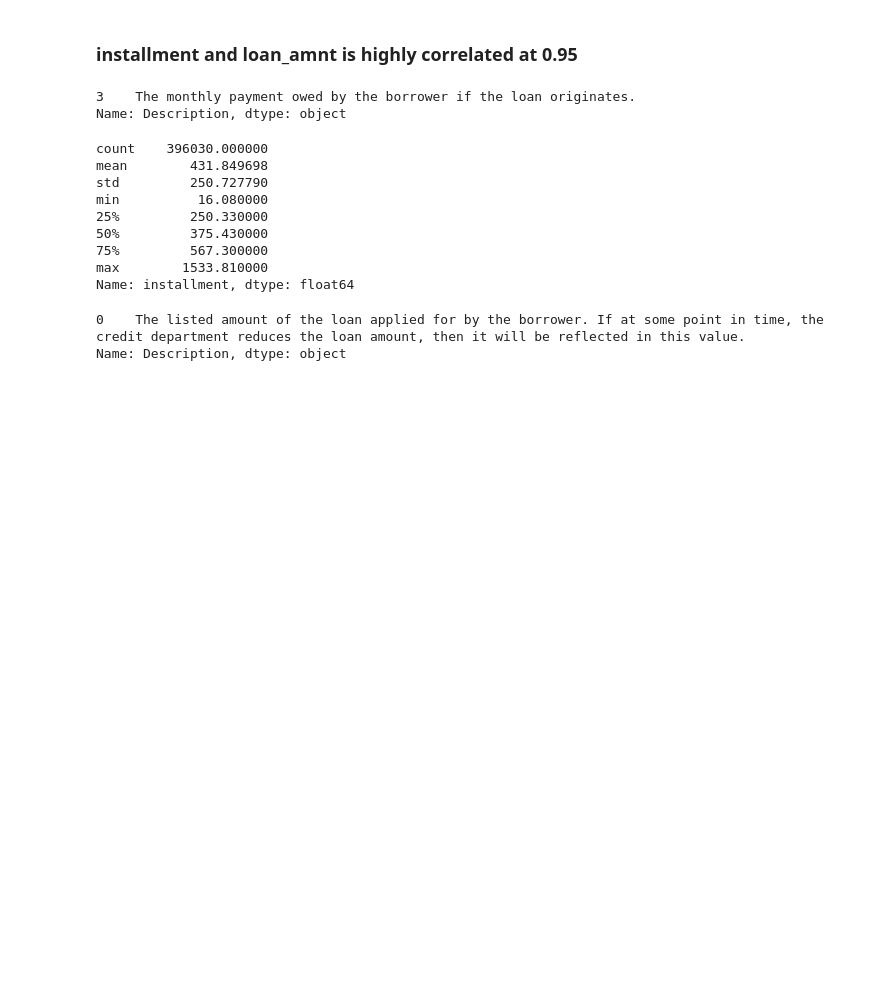
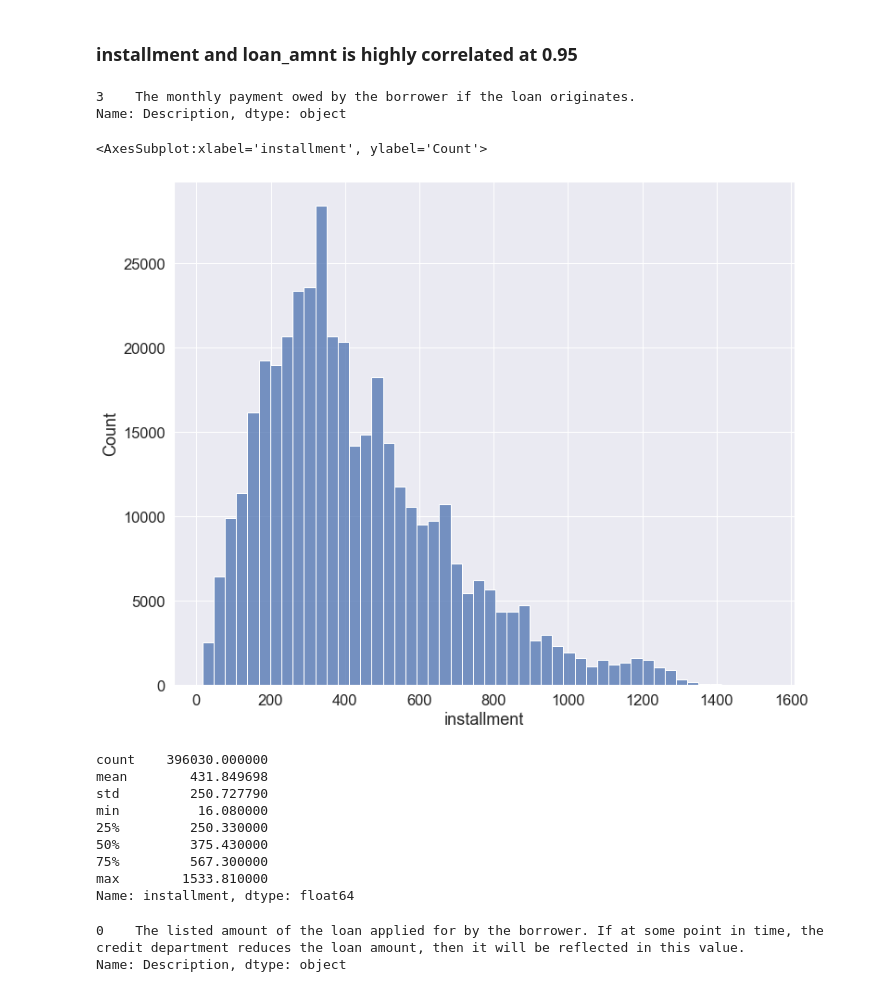
Before and after one commit to Ganesh4693/Lending-Club, a Jupyter notebook: lending.ipynb, the cells around one changed output. Cells and saved outputs as stored; diff of their text form; code cells hidden in the pictures; blank space fills up the shorter version.

```diff
--- a/lending.ipynb
+++ b/lending.ipynb
@@ -154,6 +179,12 @@ info[info.LoanStatNew=='installment'].Description
 # %% [output]
 3    The monthly payment owed by the borrower if the loan originates.
 Name: Description, dtype: object
+# %%
+plt.figure(figsize=(12,10))
+sns.histplot(data1.installment,bins=50)
+# %% [output]
+<AxesSubplot:xlabel='installment', ylabel='Count'>
+[figure, added]
 # %%
 data1.installment.describe()
 # %% [output]
```
Also changed, not shown: parts of 53 cells of this notebook.
